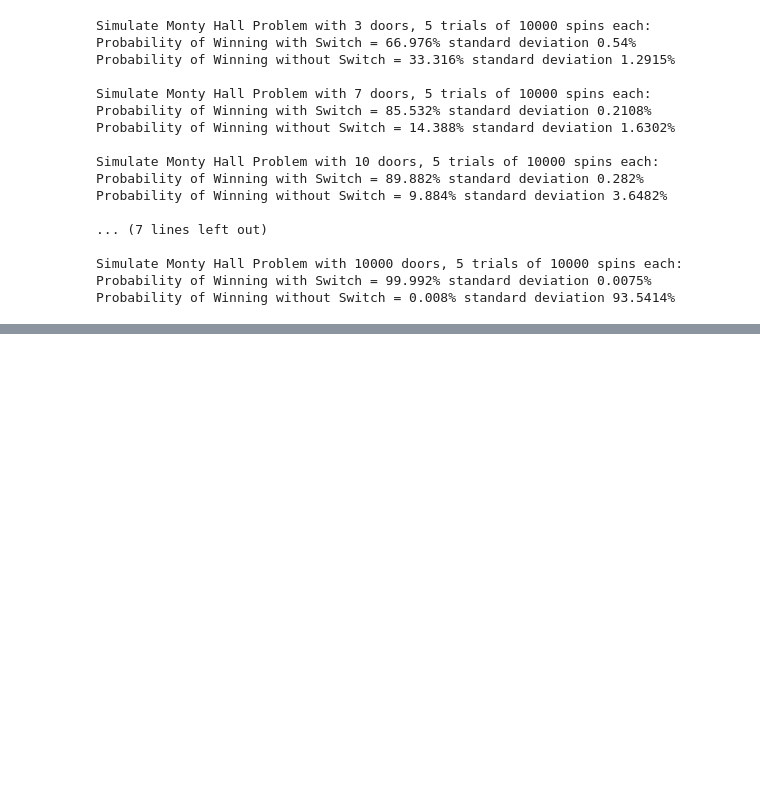
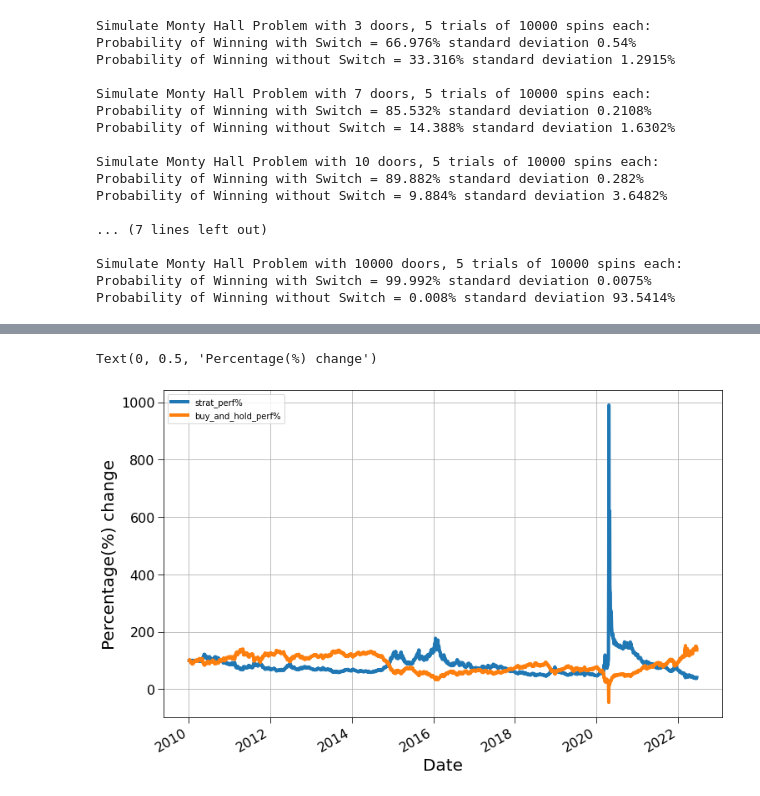
Before and after one commit to nikitaizmailov/monte_carlo_simulation, a Jupyter notebook: monte_carlo.ipynb, the cells around one changed output, grey strips where cells are left out. Cells and saved outputs as stored; diff of their text form; code cells hidden in the pictures; blank space fills up the shorter version.

```diff
--- a/monte_carlo.ipynb
+++ b/monte_carlo.ipynb
@@ -221,0 +426,3 @@ Probability of Winning without Switch = 0.008% standard deviation 93.5414%
+# %%
+# Calculating a performance of Buy-and-Hold strategy
+df['buy_and_hold_perf'] = (1 + df['performance']).cumprod()
@@ -221,0 +439,7 @@ Probability of Winning without Switch = 0.008% standard deviation 93.5414%
+# %%
+# Calculating the bollinger bands strategy
+df['ma30'] = df['Adj Close'].rolling(30).mean()
+df['std30'] = df['Adj Close'].rolling(30).std()
+df['upper_band'] = df['ma30'] + (2 * df['std30'])
+df['lower_band'] = df['ma30'] - (2 * df['std30'])
+df['std/ma_%'] = (df['std30'] / df['ma30']) * 100
@@ -221,0 +456,28 @@ Probability of Winning without Switch = 0.008% standard deviation 93.5414%
+# %%
+# Creating Trading signals and making trades as a result of those signals
+
+# Buy signal. If triggered set 1, else 0
+df['trade_signals'] = np.where((df['Adj Close'] <= df['lower_band']) & (df['Adj Close'].shift(1) > df['lower_band']), 1, 0)
+
+# Sell signal. If triggered set -1, else current value in the column cell
+df['trade_signals'] = np.where((df['Adj Close'] >= df['upper_band']) & (df['Adj Close'].shift(1) < df['upper_band']), -1 , 0)
+
+# Creating long and short positions
+df['positions'] = df['trade_signals'].replace(to_replace=0, method='ffill')
+
+# Shifting positions column by 1 to match performance returns, as the returns are previous day compared to current day change
+df['positions'] = df['positions'].shift(1)
+
+# Calculating the return of the strategy
+df['strat_returns'] = df['performance'] * df['positions']
+# %%
+# Calculating the cumulative return of the strategy created
+df['strat_perf'] = (1 + df['strat_returns']).cumprod()
+# %%
+# Plotting the performance of both strategies
+df[['strat_perf%', 'buy_and_hold_perf%']] = df[['strat_perf', "buy_and_hold_perf"]] * 100
+df[['strat_perf%', 'buy_and_hold_perf%']].plot(grid=True, figsize=(12,8))
+plt.ylabel("Percentage(%) change")
+# %% [output]
+Text(0, 0.5, 'Percentage(%) change')
+[figure, added]
```
Also changed, not shown: parts of 22 cells of this notebook.
